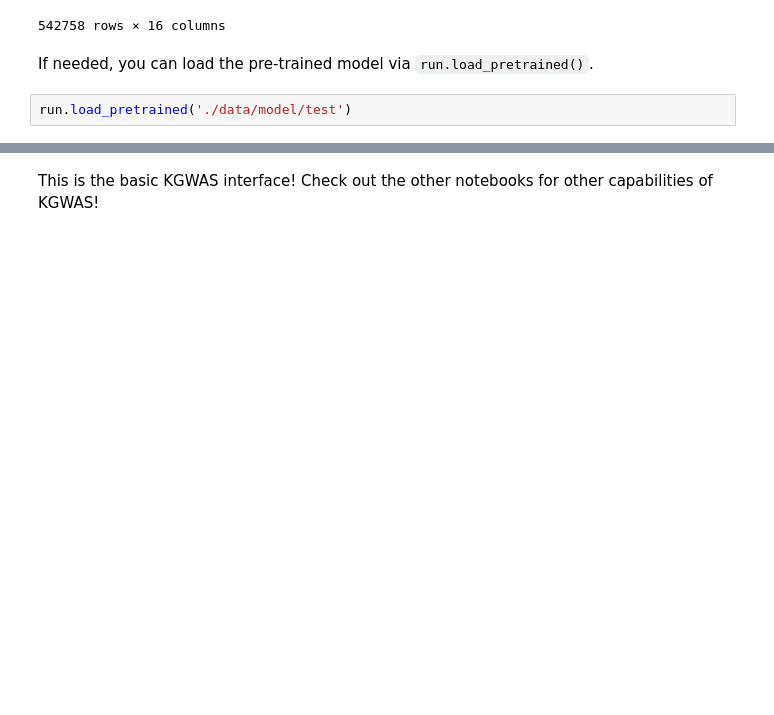
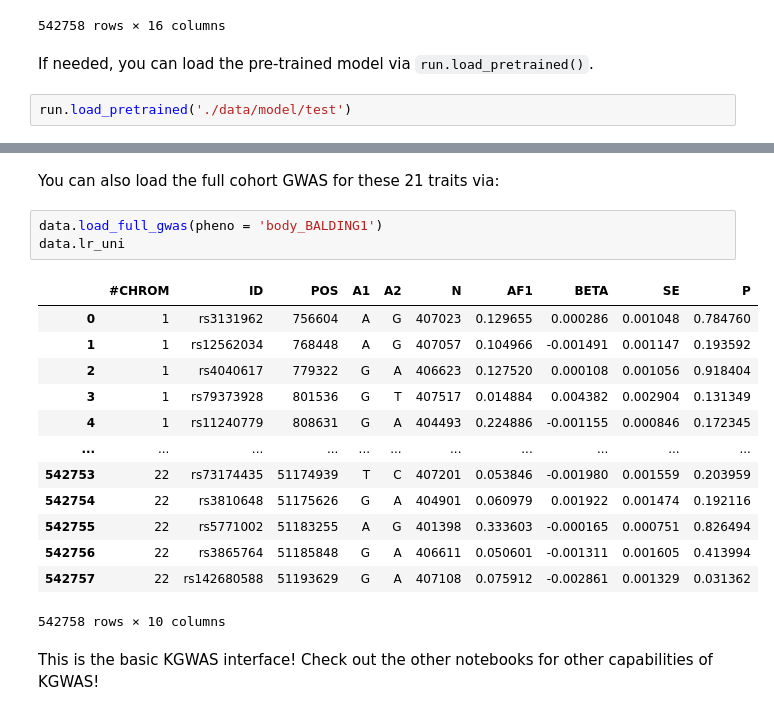
Before and after one commit to snap-stanford/KGWAS, a Jupyter notebook: demo/kgwas_101.ipynb, the cells around one changed output, grey strips where cells are left out. Saved outputs shown, nothing was run; the diff lists cells and outputs as text; blank space fills up the shorter version.

```diff
--- a/demo/kgwas_101.ipynb
+++ b/demo/kgwas_101.ipynb
@@ -80,2 +185,21 @@ run.load_pretrained('./data/model/test')
+# %% [markdown]
+You can also load the full cohort GWAS for these 21 traits via:
+# %%
+data.load_full_gwas(pheno = 'body_BALDING1')
+data.lr_uni
+# %% [output]
+|  | #CHROM | ID | POS | A1 | A2 | N | AF1 | BETA | SE | P |
+| 0 | 1 | rs3131962 | 756604 | A | G | 407023 | 0.129655 | 0.000286 | 0.001048 | 0.784760 |
+| 1 | 1 | rs12562034 | 768448 | A | G | 407057 | 0.104966 | -0.001491 | 0.001147 | 0.193592 |
+| 2 | 1 | rs4040617 | 779322 | G | A | 406623 | 0.127520 | 0.000108 | 0.001056 | 0.918404 |
+| 3 | 1 | rs79373928 | 801536 | G | T | 407517 | 0.014884 | 0.004382 | 0.002904 | 0.131349 |
+| 4 | 1 | rs11240779 | 808631 | G | A | 404493 | 0.224886 | -0.001155 | 0.000846 | 0.172345 |
+| ... | ... | ... | ... | ... | ... | ... | ... | ... | ... | ... |
+| 542753 | 22 | rs73174435 | 51174939 | T | C | 407201 | 0.053846 | -0.001980 | 0.001559 | 0.203959 |
+| 542754 | 22 | rs3810648 | 51175626 | G | A | 404901 | 0.060979 | 0.001922 | 0.001474 | 0.192116 |
+| 542755 | 22 | rs5771002 | 51183255 | A | G | 401398 | 0.333603 | -0.000165 | 0.000751 | 0.826494 |
+| 542756 | 22 | rs3865764 | 51185848 | G | A | 406611 | 0.050601 | -0.001311 | 0.001605 | 0.413994 |
+| 542757 | 22 | rs142680588 | 51193629 | G | A | 407108 | 0.075912 | -0.002861 | 0.001329 | 0.031362 |
+542758 rows × 10 columns
 # %% [markdown]
 This is the basic KGWAS interface! Check out the other notebooks for other capabilities of KGWAS!
```
Also changed, not shown: parts of 12 cells of this notebook, 6 other files.
